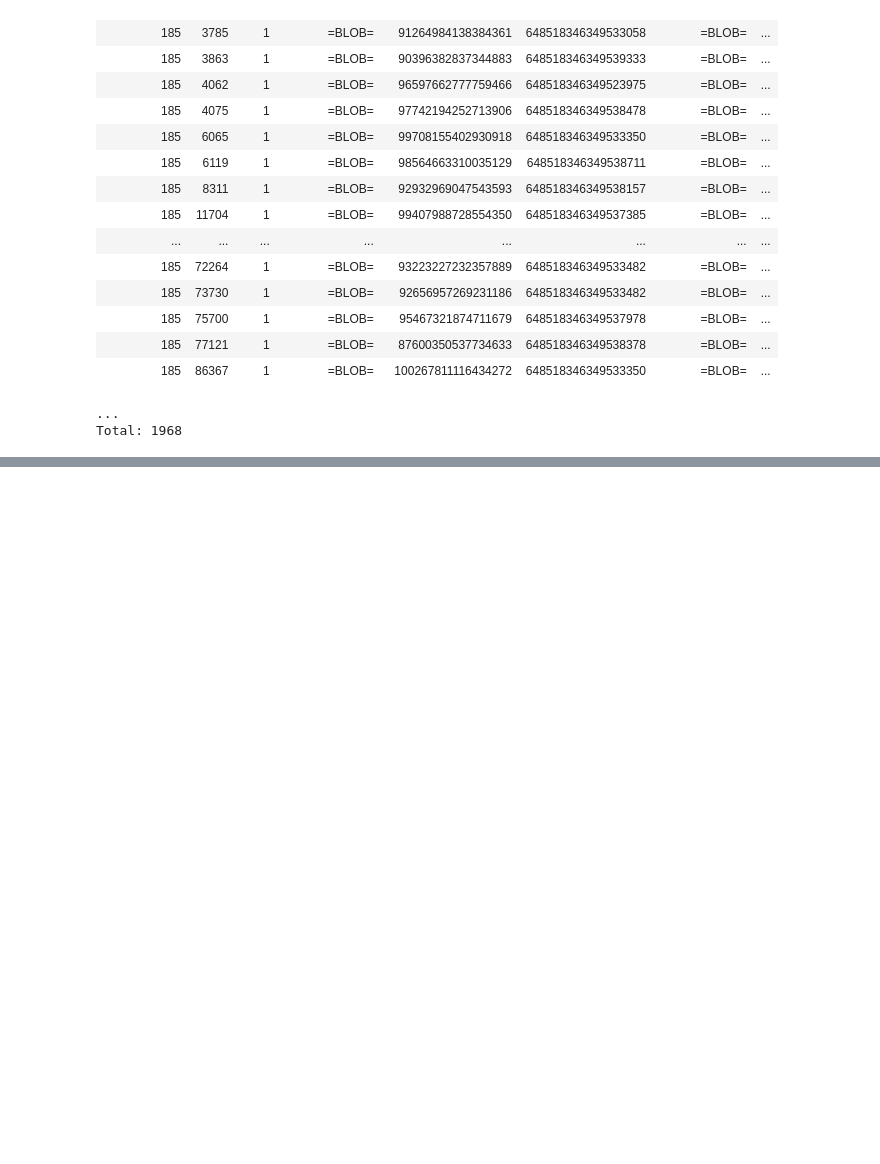
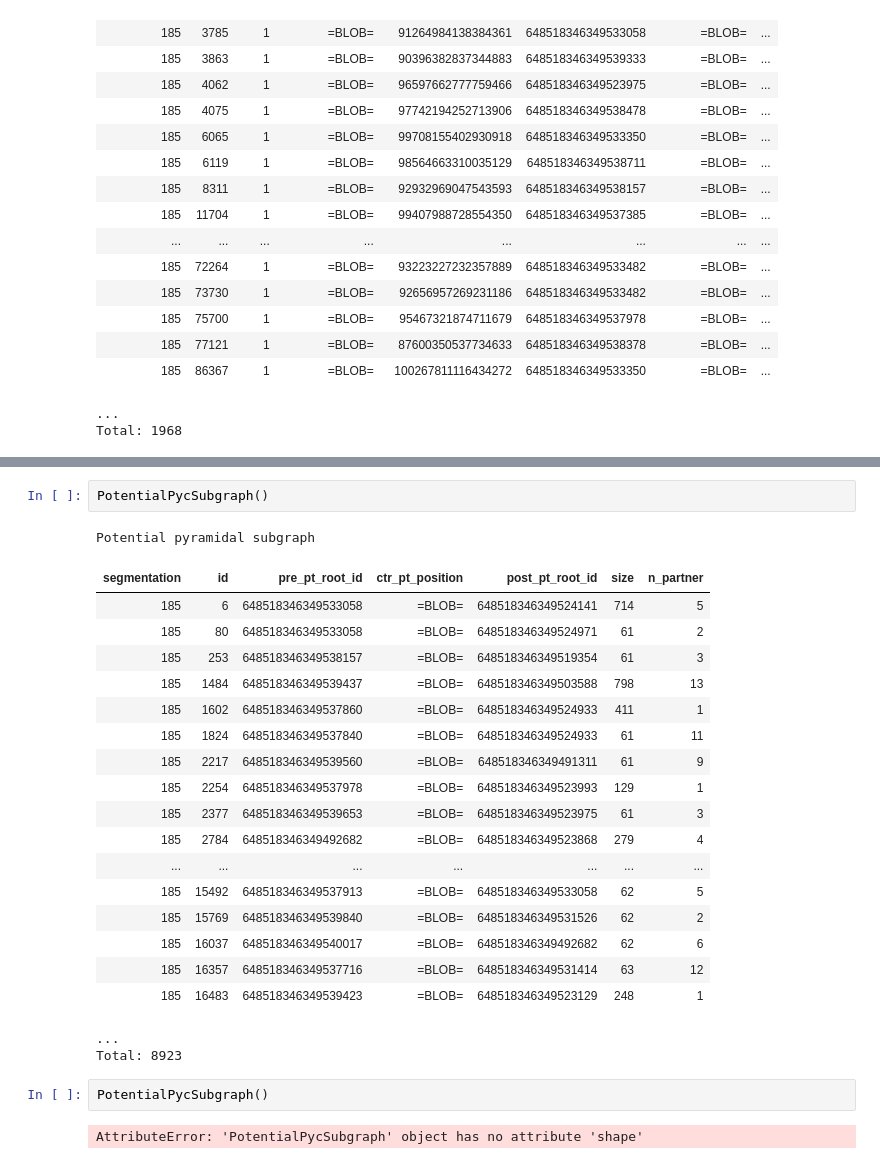
Before and after one commit to seung-lab/datajoint_seung, a Jupyter notebook: pinky/python/pinky.ipynb, the cells around one changed output, grey strips where cells are left out. Saved outputs shown, nothing was run; the diff lists cells and outputs as text; blank space fills up the shorter version.

Commit message:
potential synapse data

```diff
--- a/pinky/python/pinky.ipynb
+++ b/pinky/python/pinky.ipynb
@@ -882,0 +903,27 @@ Total: 1968
+# %%
+PotentialPycSubgraph()
+# %% [output]
+Potential pyramidal subgraph
+| segmentation | id | pre_pt_root_id | ctr_pt_position | post_pt_root_id | size | n_partner |
+| 185 | 6 | 648518346349533058 | =BLOB= | 648518346349524141 | 714 | 5 |
+| 185 | 80 | 648518346349533058 | =BLOB= | 648518346349524971 | 61 | 2 |
+| 185 | 253 | 648518346349538157 | =BLOB= | 648518346349519354 | 61 | 3 |
+| 185 | 1484 | 648518346349539437 | =BLOB= | 648518346349503588 | 798 | 13 |
+| 185 | 1602 | 648518346349537860 | =BLOB= | 648518346349524933 | 411 | 1 |
+| 185 | 1824 | 648518346349537840 | =BLOB= | 648518346349524933 | 61 | 11 |
+| 185 | 2217 | 648518346349539560 | =BLOB= | 648518346349491311 | 61 | 9 |
+| 185 | 2254 | 648518346349537978 | =BLOB= | 648518346349523993 | 129 | 1 |
+| 185 | 2377 | 648518346349539653 | =BLOB= | 648518346349523975 | 61 | 3 |
+| 185 | 2784 | 648518346349492682 | =BLOB= | 648518346349523868 | 279 | 4 |
+| ... | ... | ... | ... | ... | ... | ... |
+| 185 | 15492 | 648518346349537913 | =BLOB= | 648518346349533058 | 62 | 5 |
+| 185 | 15769 | 648518346349539840 | =BLOB= | 648518346349531526 | 62 | 2 |
+| 185 | 16037 | 648518346349540017 | =BLOB= | 648518346349492682 | 62 | 6 |
+| 185 | 16357 | 648518346349537716 | =BLOB= | 648518346349531414 | 63 | 12 |
+| 185 | 16483 | 648518346349539423 | =BLOB= | 648518346349523129 | 248 | 1 |
+...
+Total: 8923
+# %%
+PotentialPycSubgraph()
+# %% [output]
+AttributeError: 'PotentialPycSubgraph' object has no attribute 'shape'
```
Also changed, not shown: parts of 7 cells of this notebook.
